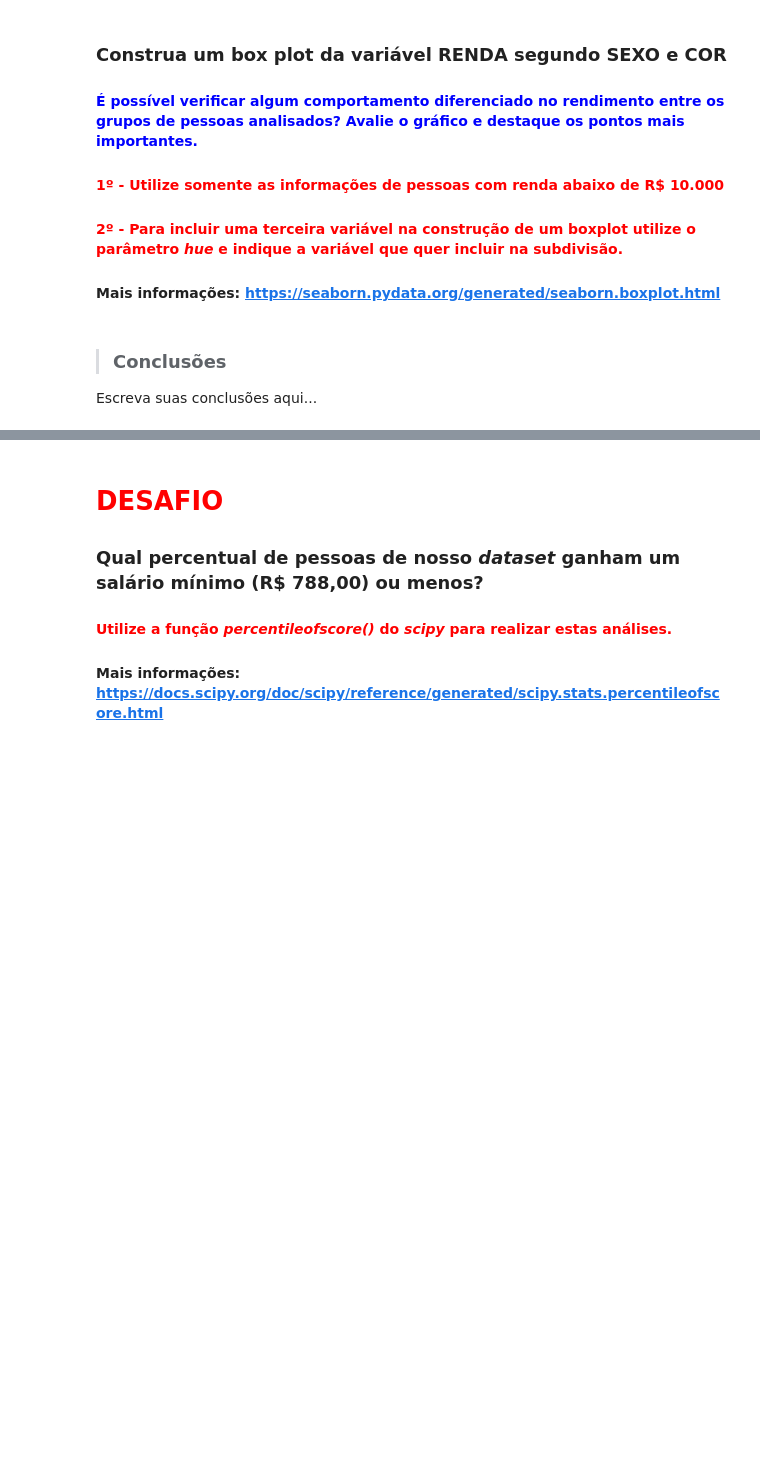
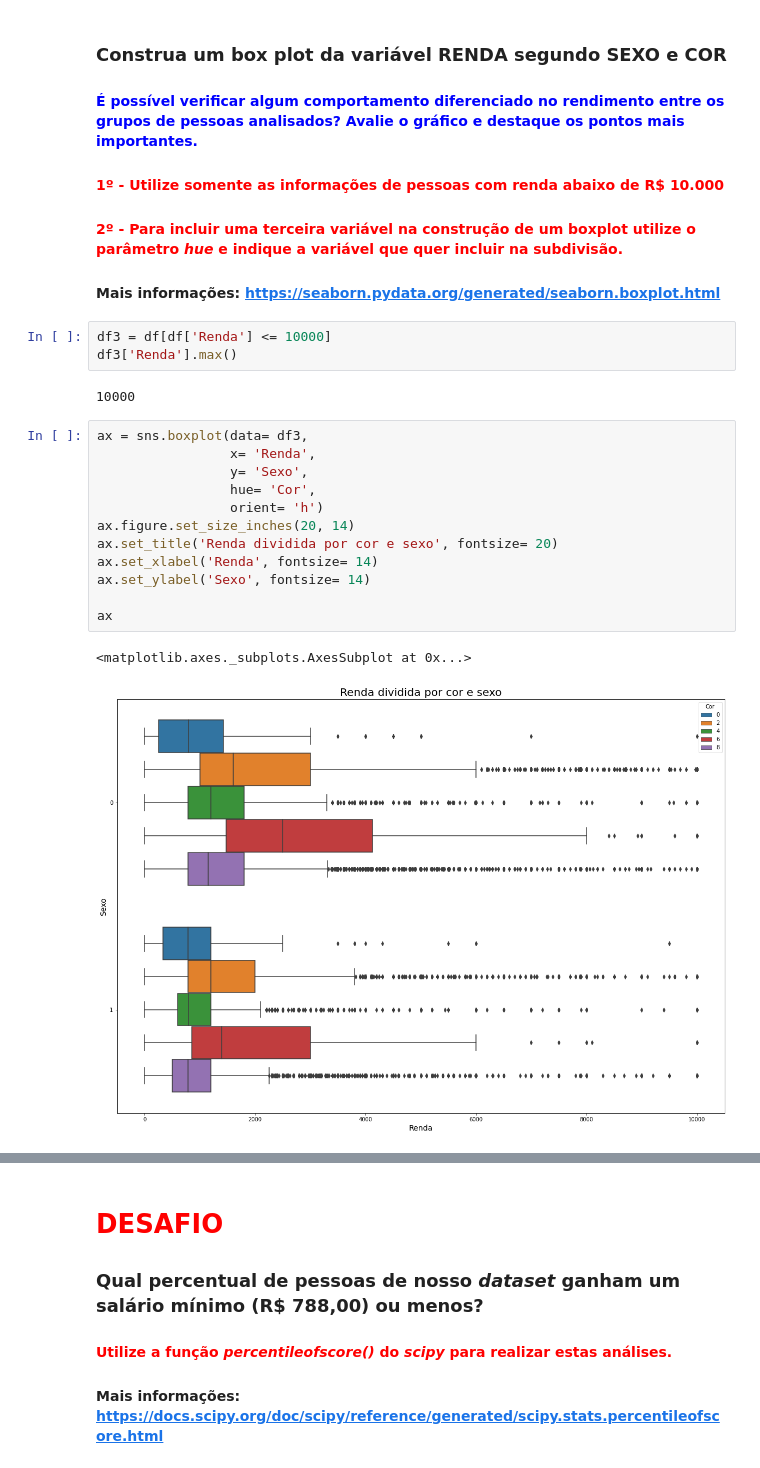
Before and after one commit to albertomendess/Estudos, a Jupyter notebook: Análise_Descritiva.ipynb, the cells around one changed output, grey strips where cells are left out. Cells and saved outputs as stored; diff of their text form; blank space fills up the shorter version.

```diff
--- a/Análise_Descritiva.ipynb
+++ b/Análise_Descritiva.ipynb
@@ -593,7 +663,23 @@ Escreva suas conclusões aqui...
 #### <font color='red'>1º - Utilize somente as informações de pessoas com renda abaixo de R$ 10.000</font>
 #### <font color='red'>2º - Para incluir uma terceira variável na construção de um boxplot utilize o parâmetro <i>hue</i> e indique a variável que quer incluir na subdivisão.</font>
 #### Mais informações: https://seaborn.pydata.org/generated/seaborn.boxplot.html
-# %% [markdown]
-> ### Conclusões
-
-Escreva suas conclusões aqui...
+# %%
+df3 = df[df['Renda'] <= 10000]
+df3['Renda'].max()
+# %% [output]
+10000
+# %%
+ax = sns.boxplot(data= df3,
+                 x= 'Renda',
+                 y= 'Sexo',
+                 hue= 'Cor',
+                 orient= 'h')
+ax.figure.set_size_inches(20, 14)
+ax.set_title('Renda dividida por cor e sexo', fontsize= 20)
+ax.set_xlabel('Renda', fontsize= 14)
+ax.set_ylabel('Sexo', fontsize= 14)
+
+ax
+# %% [output]
+<matplotlib.axes._subplots.AxesSubplot at 0x...>
+[figure, added]
```
Also changed, not shown: parts of 12 cells of this notebook.
